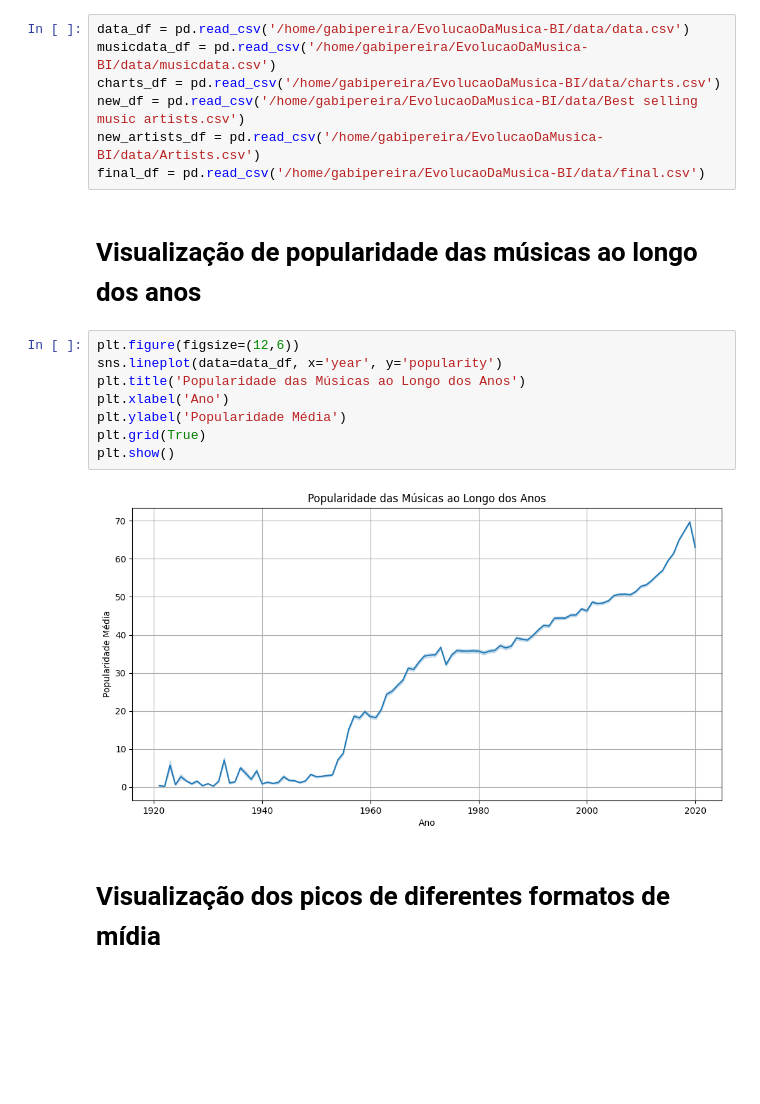
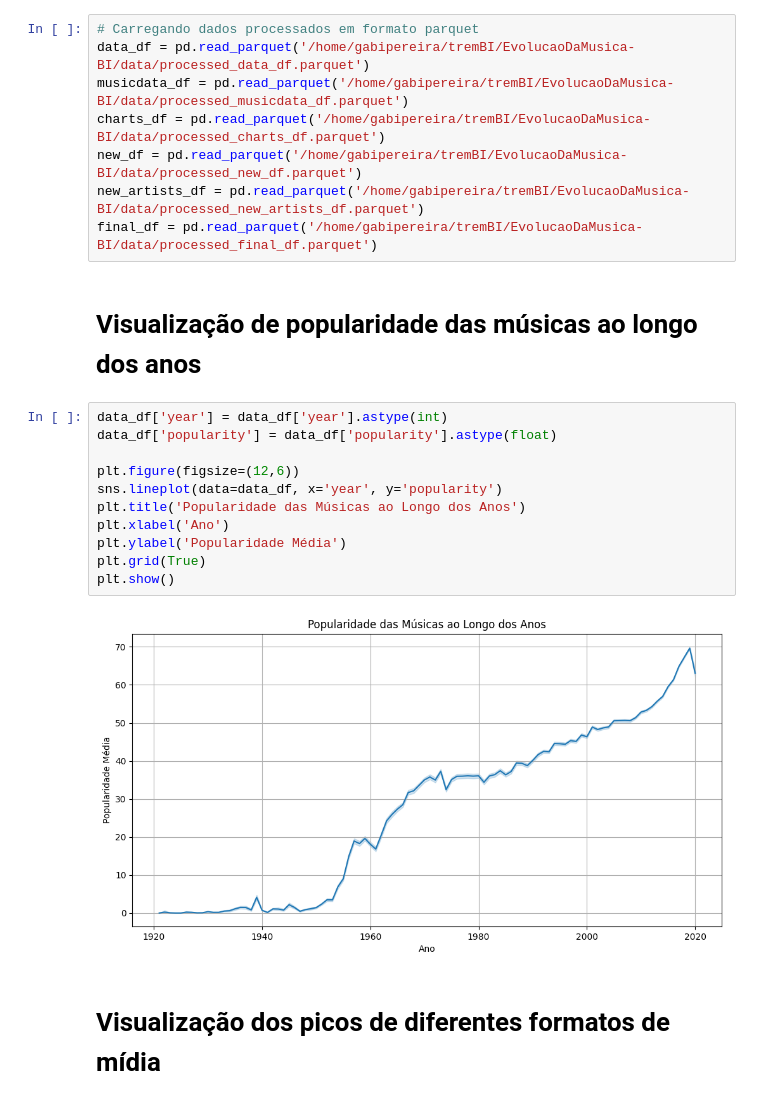
Before and after one commit to touro3/EvolucaoDaMusica-BI, a Jupyter notebook: notebooks/EDA_e_visualizacoes_musicais.ipynb, the cells around one changed output. Drawn from its saved outputs; the diff is of its cells as text; blank space fills up the shorter version.

Commit message:
EDA e visualizações

```diff
--- a/notebooks/EDA_e_visualizacoes_musicais.ipynb
+++ b/notebooks/EDA_e_visualizacoes_musicais.ipynb
@@ -8,24 +10,28 @@ import streamlit as st
 # %% [markdown]
 # Carregar os datasets tratados
 # %%
-data_df = pd.read_csv('/home/gabipereira/EvolucaoDaMusica-BI/data/data.csv')
-musicdata_df = pd.read_csv('/home/gabipereira/EvolucaoDaMusica-BI/data/musicdata.csv')
-charts_df = pd.read_csv('/home/gabipereira/EvolucaoDaMusica-BI/data/charts.csv')
-new_df = pd.read_csv('/home/gabipereira/EvolucaoDaMusica-BI/data/Best selling music artists.csv')
-new_artists_df = pd.read_csv('/home/gabipereira/EvolucaoDaMusica-BI/data/Artists.csv')
-final_df = pd.read_csv('/home/gabipereira/EvolucaoDaMusica-BI/data/final.csv')
+# Carregando dados processados em formato parquet
+data_df = pd.read_parquet('/home/gabipereira/tremBI/EvolucaoDaMusica-BI/data/processed_data_df.parquet')
+musicdata_df = pd.read_parquet('/home/gabipereira/tremBI/EvolucaoDaMusica-BI/data/processed_musicdata_df.parquet')
+charts_df = pd.read_parquet('/home/gabipereira/tremBI/EvolucaoDaMusica-BI/data/processed_charts_df.parquet')
+new_df = pd.read_parquet('/home/gabipereira/tremBI/EvolucaoDaMusica-BI/data/processed_new_df.parquet')
+new_artists_df = pd.read_parquet('/home/gabipereira/tremBI/EvolucaoDaMusica-BI/data/processed_new_artists_df.parquet')
+final_df = pd.read_parquet('/home/gabipereira/tremBI/EvolucaoDaMusica-BI/data/processed_final_df.parquet')
 # %% [markdown]
 # Visualização de popularidade das músicas ao longo dos anos
 # %%
+data_df['year'] = data_df['year'].astype(int)
+data_df['popularity'] = data_df['popularity'].astype(float)
+
 plt.figure(figsize=(12,6))
 sns.lineplot(data=data_df, x='year', y='popularity')
 plt.title('Popularidade das Músicas ao Longo dos Anos')
 plt.xlabel('Ano')
 plt.ylabel('Popularidade Média')
 plt.grid(True)
 plt.show()
 # %% [output]
-[figure, old version]
+[figure, new version]
 # %% [markdown]
 # Visualização dos picos de diferentes formatos de mídia
 # %%
```
Also changed, not shown: parts of 8 cells of this notebook, 1 other file.
